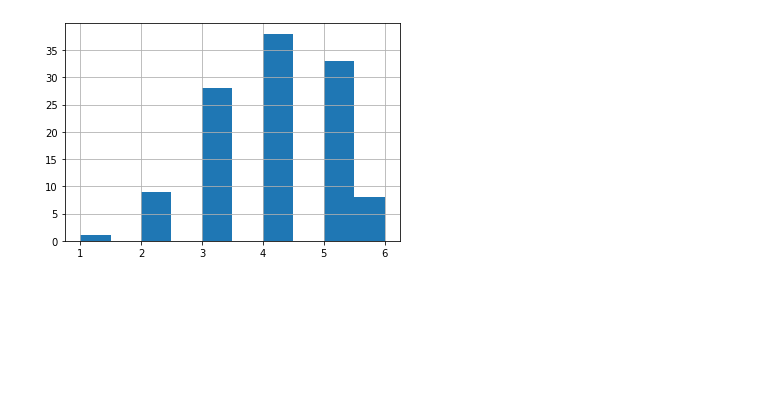
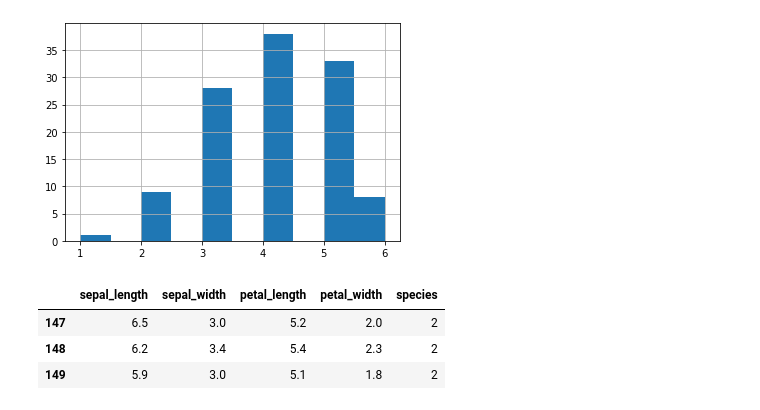
Before and after one commit to anatolii-kandiuk/research_students_df, a Jupyter notebook: research_df.ipynb, the cells around one changed output. Saved outputs shown, nothing was run; the diff lists cells and outputs as text; code cells hidden in the pictures; blank space fills up the shorter version.

```diff
--- a/research_df.ipynb
+++ b/research_df.ipynb
@@ -351,3 +351,16 @@ dota2_df.count_roles.hist()
 # %% [output]
 <matplotlib.axes._subplots.AxesSubplot at 0x...>
 [figure]
+# %%
+iris_df = pd.read_csv('iris.csv')
+iris_df = iris_df.drop('Unnamed: 0', axis=1)
+iris_df = iris_df.rename(columns={'sepal length':'sepal_length',
+                                  'sepal width':'sepal_width',
+                                  'petal length':'petal_length',
+                                  'petal width':'petal_width'})
+iris_df.tail(3)
+# %% [output]
+|  | sepal_length | sepal_width | petal_length | petal_width | species |
+| 147 | 6.5 | 3.0 | 5.2 | 2.0 | 2 |
+| 148 | 6.2 | 3.4 | 5.4 | 2.3 | 2 |
+| 149 | 5.9 | 3.0 | 5.1 | 1.8 | 2 |
```
Also changed, not shown: parts of 1 cell of this notebook.
